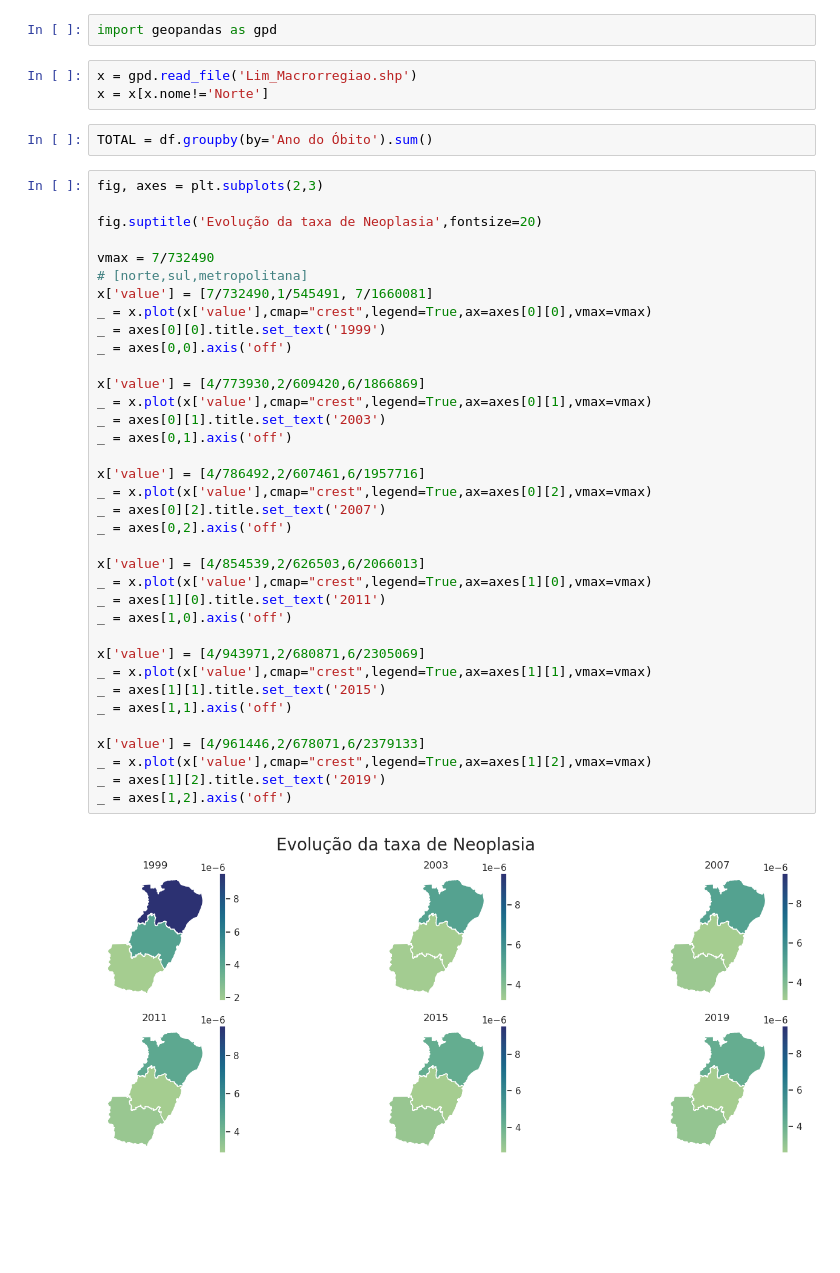
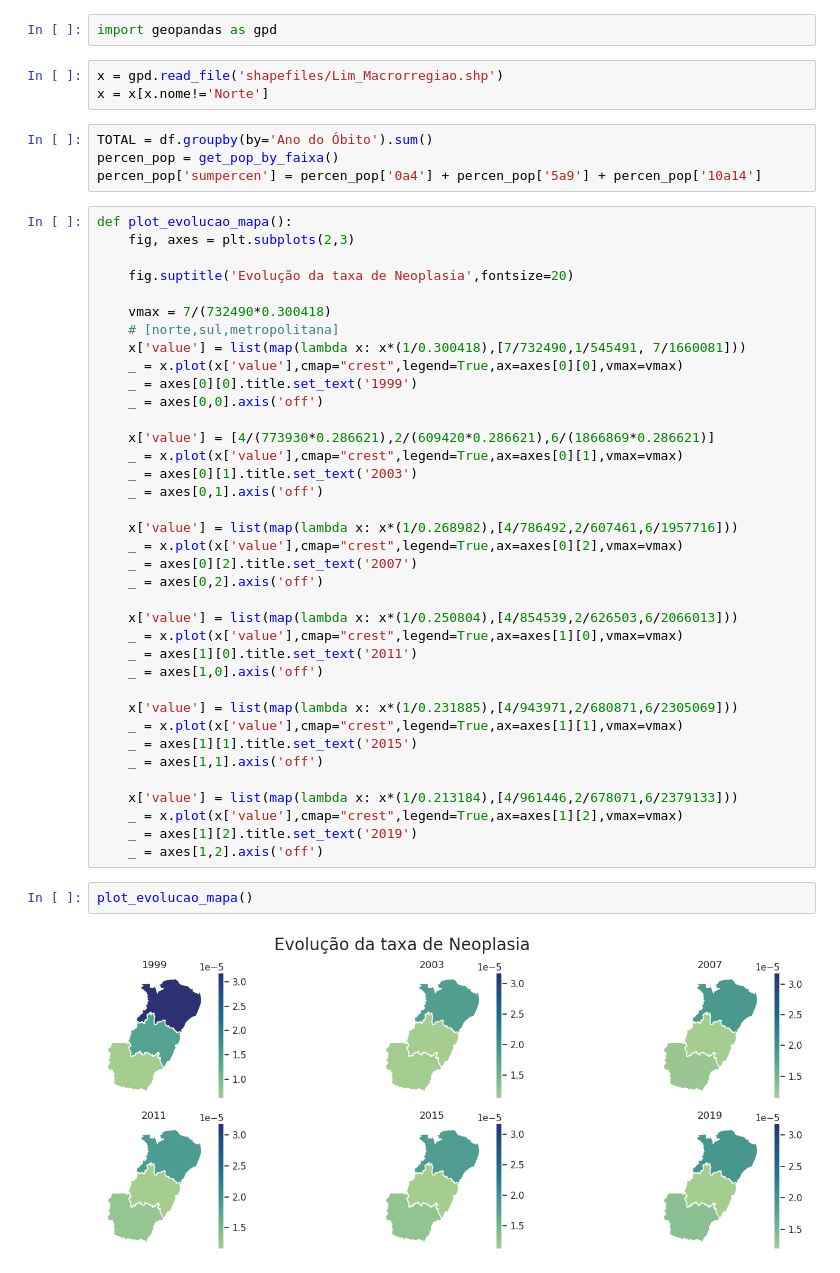
Before and after one commit to batistugo/LSTAT, a Jupyter notebook: joao/trabalho1/Final.ipynb, the cells around one changed output. Cells and saved outputs as stored; diff of their text form; blank space fills up the shorter version.

```diff
--- a/joao/trabalho1/Final.ipynb
+++ b/joao/trabalho1/Final.ipynb
@@ -208,45 +198,50 @@ _ = plt.title('Evolução de Óbitos por faixa étaria - ' + title, loc='left',
 # %%
 import geopandas as gpd
 # %%
-x = gpd.read_file('Lim_Macrorregiao.shp')
+x = gpd.read_file('shapefiles/Lim_Macrorregiao.shp')
 x = x[x.nome!='Norte']
 # %%
 TOTAL = df.groupby(by='Ano do Óbito').sum()
+percen_pop = get_pop_by_faixa()
+percen_pop['sumpercen'] = percen_pop['0a4'] + percen_pop['5a9'] + percen_pop['10a14']
 # %%
-fig, axes = plt.subplots(2,3)
+def plot_evolucao_mapa():
+    fig, axes = plt.subplots(2,3)
 
-fig.suptitle('Evolução da taxa de Neoplasia',fontsize=20)
+    fig.suptitle('Evolução da taxa de Neoplasia',fontsize=20)
 
-vmax = 7/732490
-# [norte,sul,metropolitana]
-x['value'] = [7/732490,1/545491, 7/1660081]
-_ = x.plot(x['value'],cmap="crest",legend=True,ax=axes[0][0],vmax=vmax)
-_ = axes[0][0].title.set_text('1999')
-_ = axes[0,0].axis('off')
+    vmax = 7/(732490*0.300418)
+    # [norte,sul,metropolitana]
+    x['value'] = list(map(lambda x: x*(1/0.300418),[7/732490,1/545491, 7/1660081]))
+    _ = x.plot(x['value'],cmap="crest",legend=True,ax=axes[0][0],vmax=vmax)
+    _ = axes[0][0].title.set_text('1999')
+    _ = axes[0,0].axis('off')
 
-x['value'] = [4/773930,2/609420,6/1866869]
-_ = x.plot(x['value'],cmap="crest",legend=True,ax=axes[0][1],vmax=vmax)
-_ = axes[0][1].title.set_text('2003')
-_ = axes[0,1].axis('off')
+    x['value'] = [4/(773930*0.286621),2/(609420*0.286621),6/(1866869*0.286621)]
+    _ = x.plot(x['value'],cmap="crest",legend=True,ax=axes[0][1],vmax=vmax)
+    _ = axes[0][1].title.set_text('2003')
+    _ = axes[0,1].axis('off')
 
-x['value'] = [4/786492,2/607461,6/1957716]
-_ = x.plot(x['value'],cmap="crest",legend=True,ax=axes[0][2],vmax=vmax)
-_ = axes[0][2].title.set_text('2007')
-_ = axes[0,2].axis('off')
+    x['value'] = list(map(lambda x: x*(1/0.268982),[4/786492,2/607461,6/1957716]))
+    _ = x.plot(x['value'],cmap="crest",legend=True,ax=axes[0][2],vmax=vmax)
+    _ = axes[0][2].title.set_text('2007')
+    _ = axes[0,2].axis('off')
 
-x['value'] = [4/854539,2/626503,6/2066013]
-_ = x.plot(x['value'],cmap="crest",legend=True,ax=axes[1][0],vmax=vmax)
-_ = axes[1][0].title.set_text('2011')
-_ = axes[1,0].axis('off')
+    x['value'] = list(map(lambda x: x*(1/0.250804),[4/854539,2/626503,6/2066013]))
+    _ = x.plot(x['value'],cmap="crest",legend=True,ax=axes[1][0],vmax=vmax)
+    _ = axes[1][0].title.set_text('2011')
+    _ = axes[1,0].axis('off')
 
-x['value'] = [4/943971,2/680871,6/2305069]
-_ = x.plot(x['value'],cmap="crest",legend=True,ax=axes[1][1],vmax=vmax)
-_ = axes[1][1].title.set_text('2015')
-_ = axes[1,1].axis('off')
+    x['value'] = list(map(lambda x: x*(1/0.231885),[4/943971,2/680871,6/2305069]))
+    _ = x.plot(x['value'],cmap="crest",legend=True,ax=axes[1][1],vmax=vmax)
+    _ = axes[1][1].title.set_text('2015')
+    _ = axes[1,1].axis('off')
 
-x['value'] = [4/961446,2/678071,6/2379133]
-_ = x.plot(x['value'],cmap="crest",legend=True,ax=axes[1][2],vmax=vmax)
-_ = axes[1][2].title.set_text('2019')
-_ = axes[1,2].axis('off')
+    x['value'] = list(map(lambda x: x*(1/0.213184),[4/961446,2/678071,6/2379133]))
+    _ = x.plot(x['value'],cmap="crest",legend=True,ax=axes[1][2],vmax=vmax)
+    _ = axes[1][2].title.set_text('2019')
+    _ = axes[1,2].axis('off')
-# %% [output]
-[figure, removed]
+# %%
+plot_evolucao_mapa()
+# %% [output]
+[figure, added]
```
Also changed, not shown: parts of 12 cells of this notebook, 23 other files.
